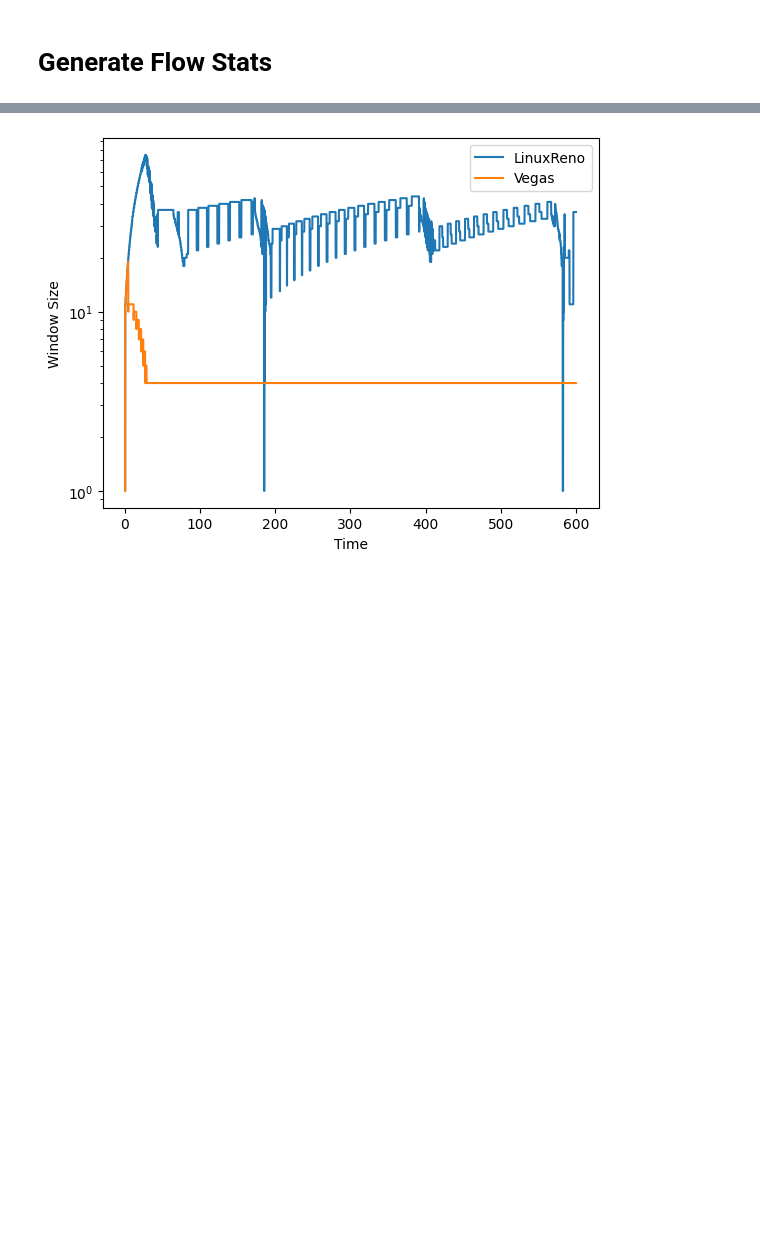
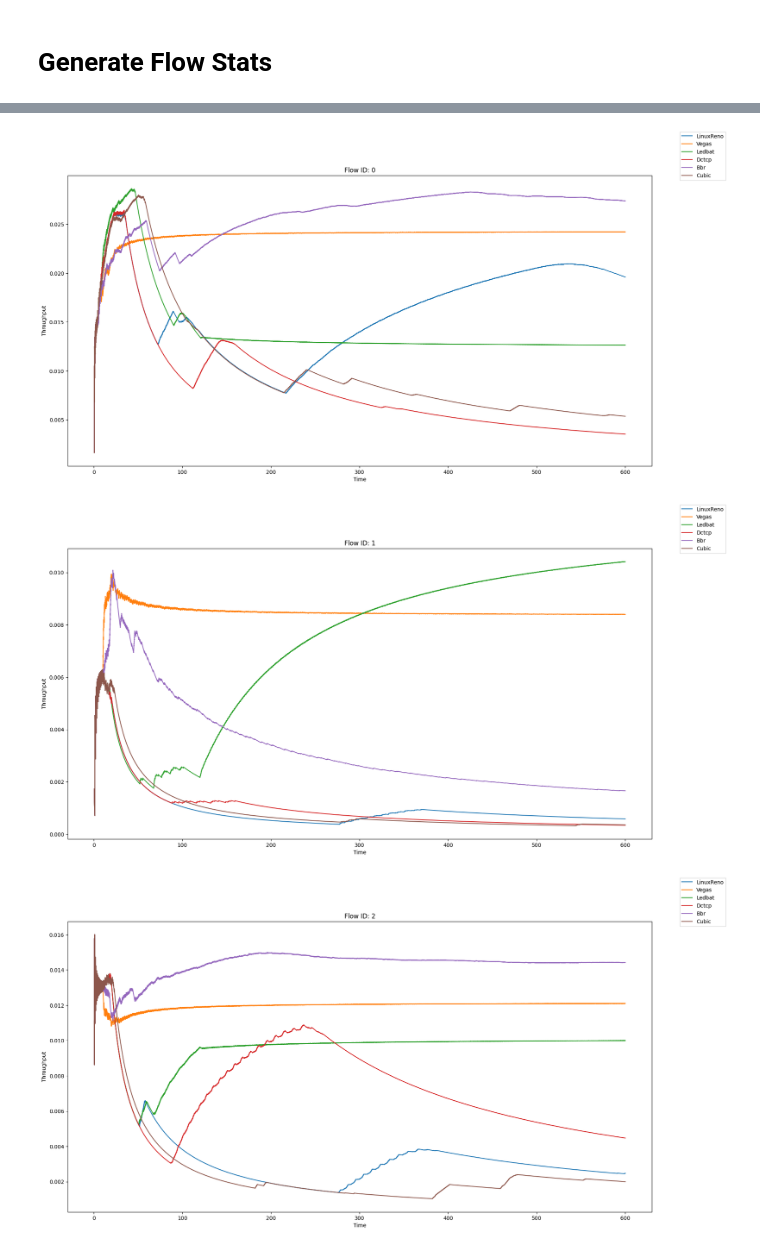
Before and after one commit to mahanthathreyee/qos-congestion-control-simulation, a Jupyter notebook: algo-stats-graph.ipynb, the cells around one changed output, grey strips where cells are left out. Drawn from its saved outputs; the diff is of its cells as text; code cells hidden in the pictures; blank space fills up the shorter version.

Commit message:
Graph sample

```diff
--- a/algo-stats-graph.ipynb
+++ b/algo-stats-graph.ipynb
@@ -30,14 +33,24 @@ CONGESTION_MECHANISMS = [
 # %% [markdown]
 # Generate Flow Stats
 # %%
-for mechanism in CONGESTION_MECHANISMS:
-    sim_cmd = ['.././ns3 run project.cc  --']
+subprocess.call('.././ns3 build'.split())
+
+def run_simulation(mechanism: str):
+    sim_cmd = ['.././ns3 run project.cc --']
     sim_cmd.append(f'--transportProtocol={CONGESTION_MECHANISMS_PREFIX}{mechanism}')
     sim_cmd.append(f'--flowStatFile={RESULTS_DIR}/{FLOW_DIR}/{mechanism}_flow_stats.csv')
 
     sim_cmd = ' '.join(sim_cmd)
-
-    print(sim_cmd.strip().split())
+    print(sim_cmd.strip())
 
     subprocess.call(sim_cmd.strip().split())
+
+process_list: list[Process] = []
+for mechanism in CONGESTION_MECHANISMS:
+    process = Process(target=run_simulation, args=(mechanism, ))
+    process.start()
+    process_list.append(process)
+
+for process in process_list:
+    process.join()
 # %% [output]
@@ -77,23 +94,39 @@ data
 # %%
-fig, ax = plt.subplots()
+metric = 'Throughput'
+flow_id = data['Flow ID'].unique()
 
-metric = 'Window Size'
+ax = []
+fig = []
+for _ in flow_id:
+    _fig, _ax = plt.subplots(figsize=(20, 10))
+    ax.append(_ax)
+    fig.append(_fig)
+
+plot_index = 0
 for mechanism in CONGESTION_MECHANISMS:
-    # Filter the data for the current data ID
-    mechanism_data = data[(data['Algorithm'] == mechanism) & (data['Flow ID'] == 0)]
+    for flow in flow_id:
+        # Filter the data for the current data ID
+        mechanism_data = data[(data['Algorithm'] == mechanism) & (data['Flow ID'] == flow)]
+        # Create the plot
+        ax[plot_index].plot(mechanism_data['Time'], mechanism_data[metric], label=mechanism)
 
-    # Create the plot
-    ax.plot(mechanism_data['Time'], mechanism_data[metric], label=f'{mechanism}')
+        # Add labels and legend to the plot
+        ax[plot_index].title.set_text(f'Flow ID: {flow}')
+        ax[plot_index].set_xlabel('Time')
+        ax[plot_index].set_ylabel(metric)
+        # ax.set_yscale('log')
+        # ax.set_xscale('log')
+        plot_index += 1
 
-# Add labels and legend to the plot
-ax.set_xlabel('Time')
-ax.set_ylabel(metric)
-ax.set_yscale('log')
-ax.set_xscale('linear')
+    plot_index = 0
+
+for f in fig:
+    f.legend()
 
 # Show the plot
-plt.legend()
 plt.show()
 plt.close()
 # %% [output]
-[figure, old version]
+[figure, new version]
+[figure, added]
+[figure, added]
```
Also changed, not shown: parts of 5 cells of this notebook, 5 other files.
